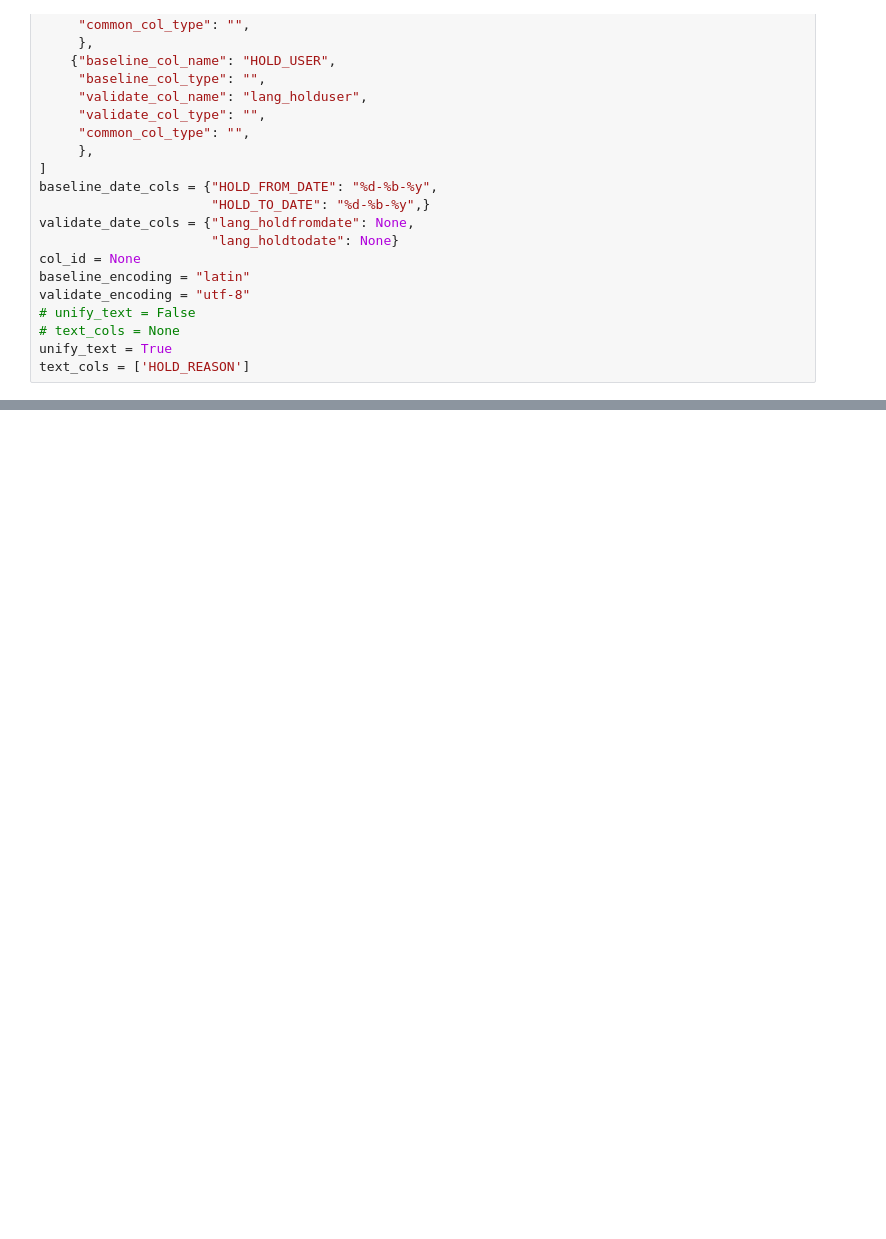
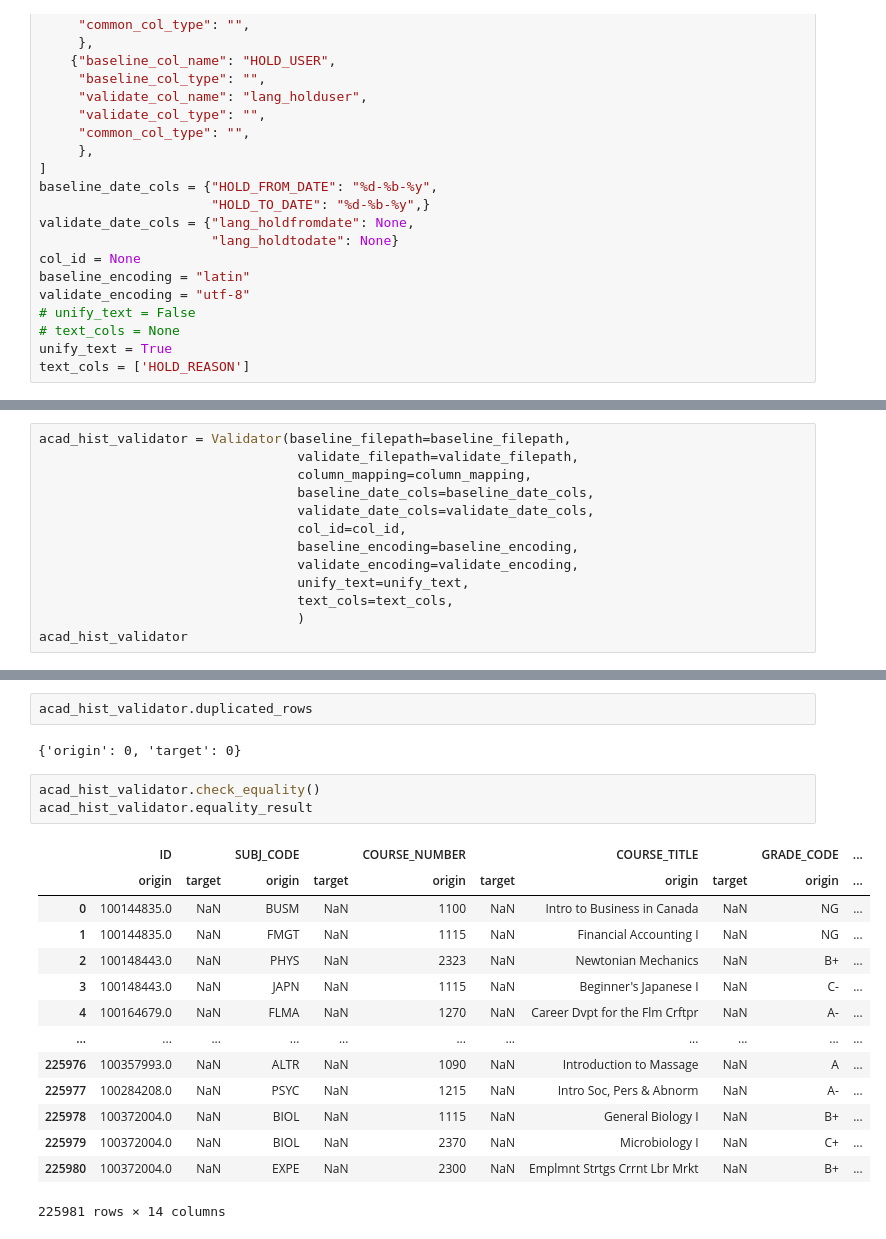
Before and after one commit to JoseTellezRendon/CRM-Validation, a Jupyter notebook: quick_test.ipynb, the cells around one changed output, grey strips where cells are left out. Cells and saved outputs as stored; diff of their text form; blank space fills up the shorter version.

Commit message:
Added access to row and column difference variables. Validated HOLD DATA, TEST SCORE, ACADEMIC HISTORY in quick_test notebook.

```diff
--- a/quick_test.ipynb
+++ b/quick_test.ipynb
@@ -425,0 +522,13 @@ AttributeError: property 'existence_result' of 'Validator' object has no setter
+# %%
+acad_hist_validator = Validator(baseline_filepath=baseline_filepath,
+                                 validate_filepath=validate_filepath,
+                                 column_mapping=column_mapping,
+                                 baseline_date_cols=baseline_date_cols,
+                                 validate_date_cols=validate_date_cols,
+                                 col_id=col_id,
+                                 baseline_encoding=baseline_encoding,
+                                 validate_encoding=validate_encoding,
+                                 unify_text=unify_text,
+                                 text_cols=text_cols,
+                                 )
+acad_hist_validator
@@ -425,0 +596,22 @@ AttributeError: property 'existence_result' of 'Validator' object has no setter
+# %%
+acad_hist_validator.duplicated_rows
+# %% [output]
+{'origin': 0, 'target': 0}
+# %%
+acad_hist_validator.check_equality()
+acad_hist_validator.equality_result
+# %% [output]
+|  | ID |  | SUBJ_CODE |  | COURSE_NUMBER |  | COURSE_TITLE |  | GRADE_CODE | ... |
+|  | origin | target | origin | target | origin | target | origin | target | origin | ... |
+| 0 | 100144835.0 | NaN | BUSM | NaN | 1100 | NaN | Intro to Business in Canada | NaN | NG | ... |
+| 1 | 100144835.0 | NaN | FMGT | NaN | 1115 | NaN | Financial Accounting I | NaN | NG | ... |
+| 2 | 100148443.0 | NaN | PHYS | NaN | 2323 | NaN | Newtonian Mechanics | NaN | B+ | ... |
+| 3 | 100148443.0 | NaN | JAPN | NaN | 1115 | NaN | Beginner's Japanese I | NaN | C- | ... |
+| 4 | 100164679.0 | NaN | FLMA | NaN | 1270 | NaN | Career Dvpt for the Flm Crftpr | NaN | A- | ... |
+| ... | ... | ... | ... | ... | ... | ... | ... | ... | ... | ... |
+| 225976 | 100357993.0 | NaN | ALTR | NaN | 1090 | NaN | Introduction to Massage | NaN | A | ... |
+| 225977 | 100284208.0 | NaN | PSYC | NaN | 1215 | NaN | Intro Soc, Pers & Abnorm | NaN | A- | ... |
+| 225978 | 100372004.0 | NaN | BIOL | NaN | 1115 | NaN | General Biology I | NaN | B+ | ... |
+| 225979 | 100372004.0 | NaN | BIOL | NaN | 2370 | NaN | Microbiology I | NaN | C+ | ... |
+| 225980 | 100372004.0 | NaN | EXPE | NaN | 2300 | NaN | Emplmnt Strtgs Crrnt Lbr Mrkt | NaN | B+ | ... |
+225981 rows × 14 columns
```
Also changed, not shown: parts of 51 cells of this notebook, 1 other file.
